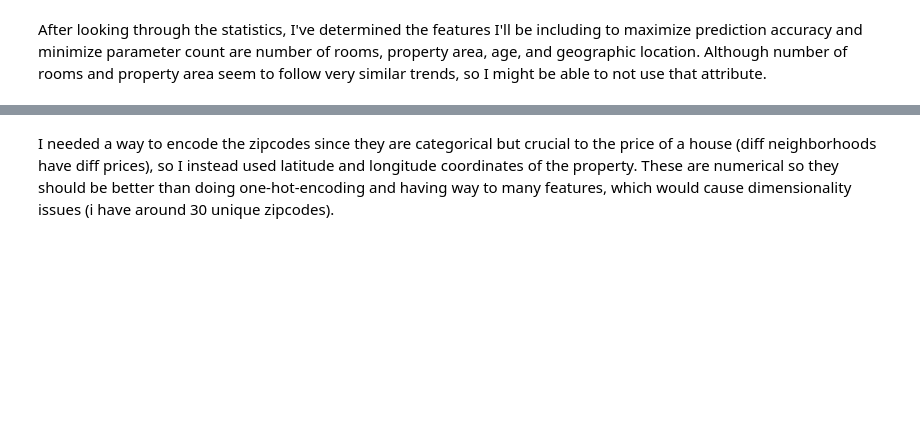
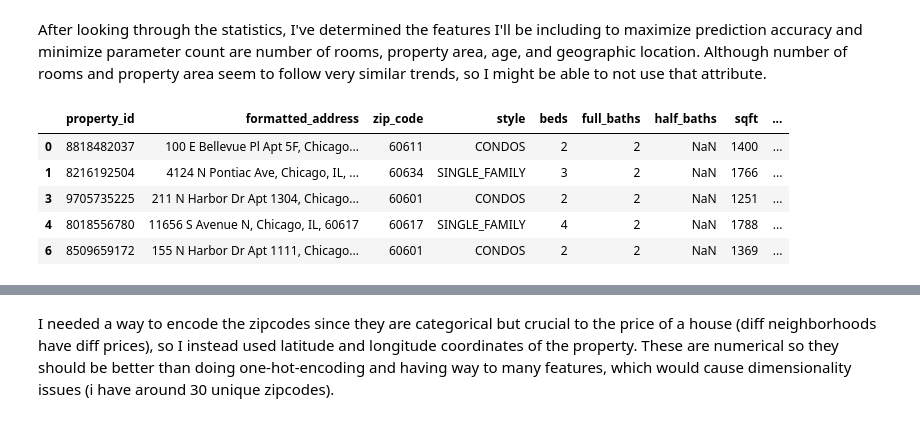
Before and after one commit to Kyra15/MachineLearningAHS, a Jupyter notebook: Project_2/Project_2.ipynb, the cells around one changed output, grey strips where cells are left out. Saved outputs shown, nothing was run; the diff lists cells and outputs as text; code cells hidden in the pictures; blank space fills up the shorter version.

```diff
--- a/Project_2/Project_2.ipynb
+++ b/Project_2/Project_2.ipynb
@@ -361,3 +425,11 @@ Apply any data transformations and explain what and why
 After looking through the statistics, I've determined the features I'll be including to maximize prediction accuracy and minimize parameter count are number of rooms, property area, age, and geographic location. Although number of rooms and property area seem to follow very similar trends, so I might be able to not use that attribute.
 # %%
 df.columns = df.columns.str.strip()
+df.head()
+# %% [output]
+|  | property_id | formatted_address | zip_code | style | beds | full_baths | half_baths | sqft | ... |
+| 0 | 8818482037 | 100 E Bellevue Pl Apt 5F, Chicago... | 60611 | CONDOS | 2 | 2 | NaN | 1400 | ... |
+| 1 | 8216192504 | 4124 N Pontiac Ave, Chicago, IL, ... | 60634 | SINGLE_FAMILY | 3 | 2 | NaN | 1766 | ... |
+| 3 | 9705735225 | 211 N Harbor Dr Apt 1304, Chicago... | 60601 | CONDOS | 2 | 2 | NaN | 1251 | ... |
+| 4 | 8018556780 | 11656 S Avenue N, Chicago, IL, 60617 | 60617 | SINGLE_FAMILY | 4 | 2 | NaN | 1788 | ... |
+| 6 | 8509659172 | 155 N Harbor Dr Apt 1111, Chicago... | 60601 | CONDOS | 2 | 2 | NaN | 1369 | ... |
```
Also changed, not shown: parts of 26 cells of this notebook.
